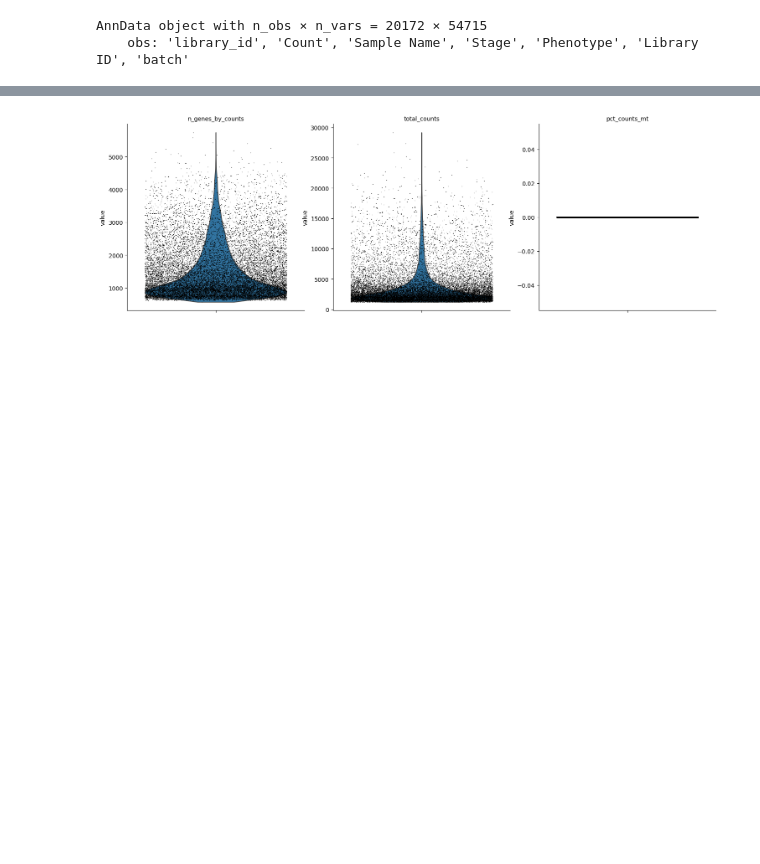
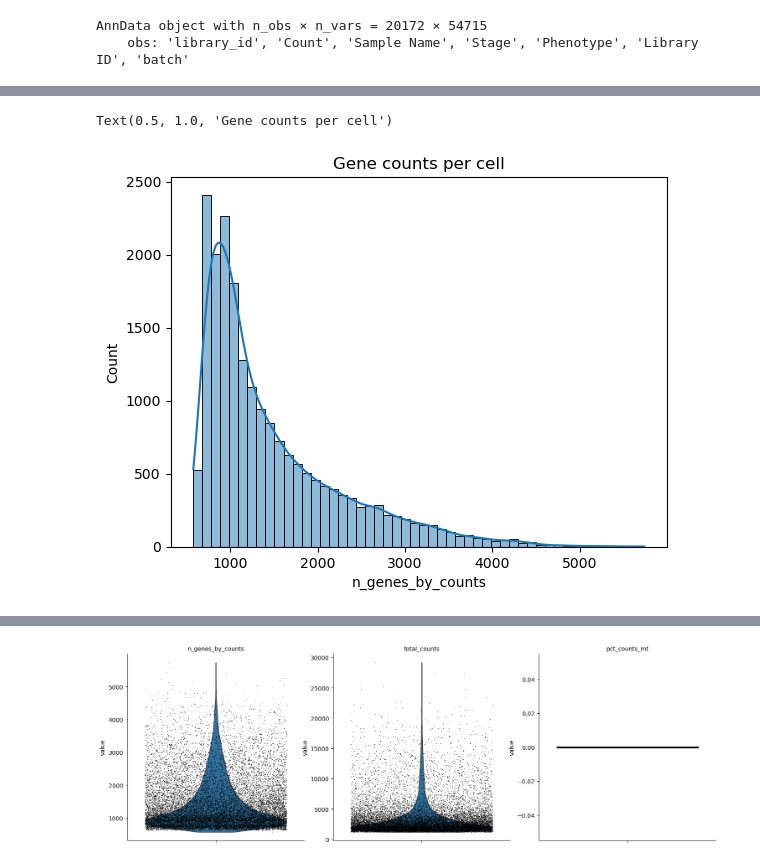
Before and after one commit to MiquelSendra/scParhyale, a Jupyter notebook: notebooks/scParhyale_analysis.ipynb, the cells around one changed output, grey strips where cells are left out. Cells and saved outputs as stored; diff of their text form; code cells hidden in the pictures; blank space fills up the shorter version.

```diff
--- a/notebooks/scParhyale_analysis.ipynb
+++ b/notebooks/scParhyale_analysis.ipynb
@@ -71,0 +117,6 @@ NameError: name 'eeee' is not defined
+# %%
+sns.histplot(data=adata.obs, x="n_genes_by_counts", bins=50, kde=True)
+plt.title("Gene counts per cell")
+# %% [output]
+Text(0.5, 1.0, 'Gene counts per cell')
+[figure, added]
```
Also changed, not shown: parts of 19 cells of this notebook, 3 other files.
